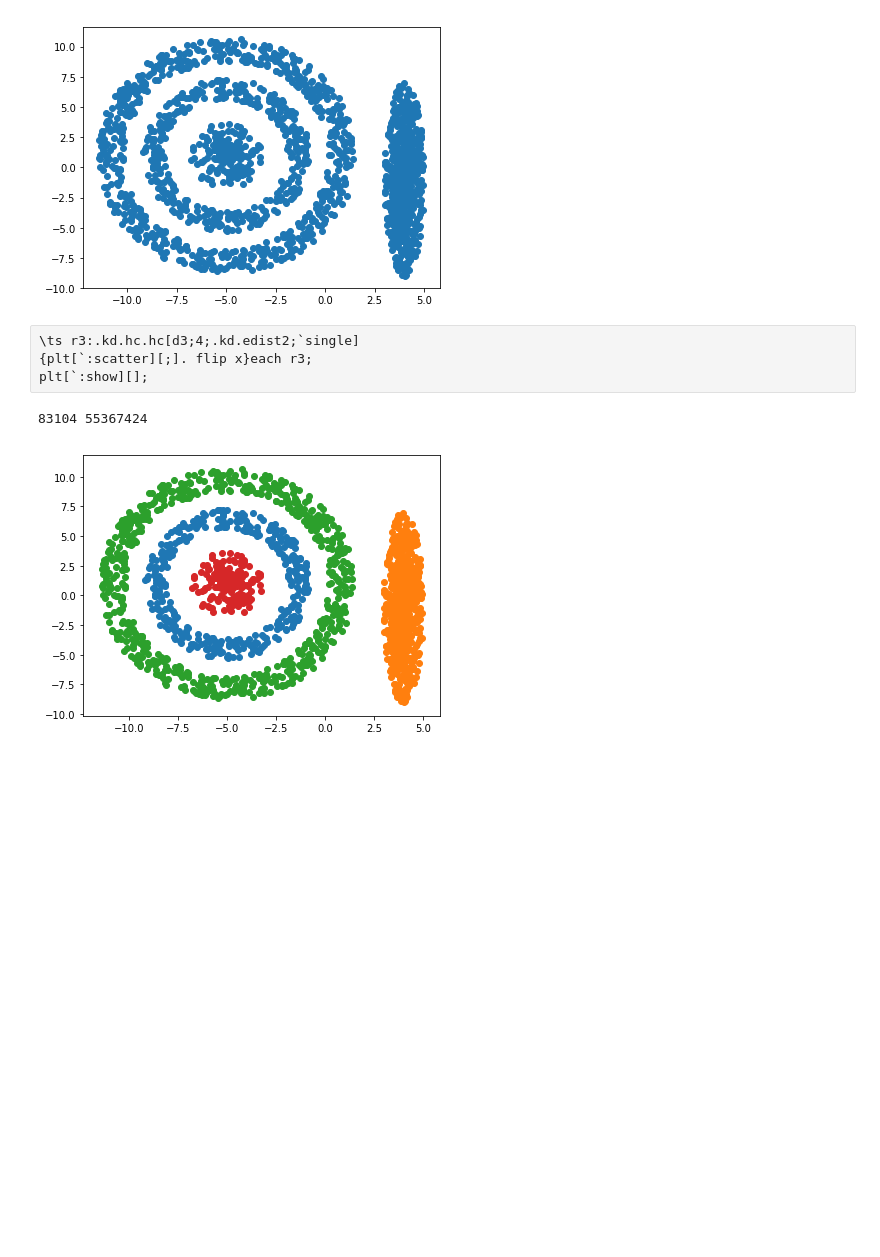
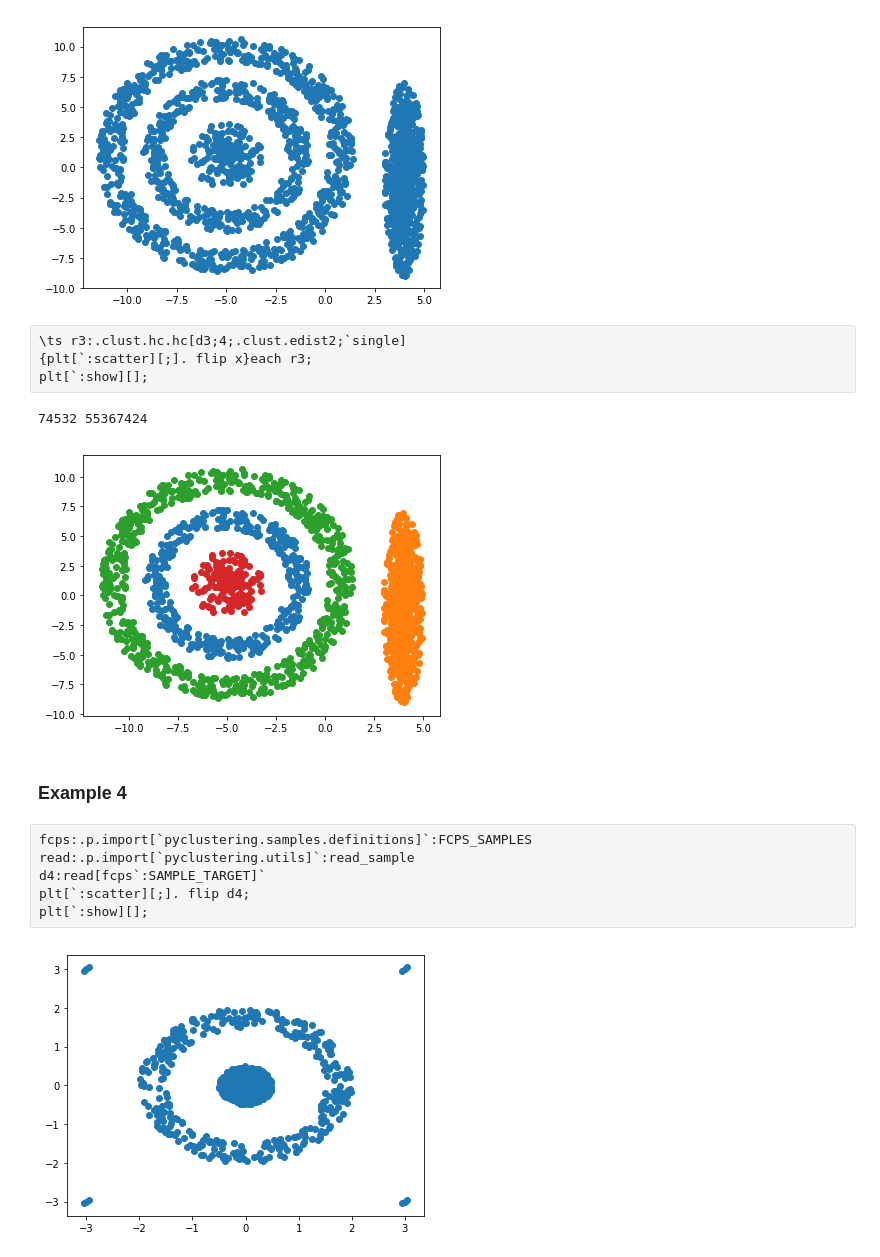
Before and after one commit to Anhmike/clustering, a Jupyter notebook: notebooks/hcaexamples.ipynb, the cells around one changed output. Cells and saved outputs as stored; diff of their text form; blank space fills up the shorter version.

```diff
--- a/notebooks/hcaexamples.ipynb
+++ b/notebooks/hcaexamples.ipynb
@@ -67,9 +67,19 @@ plt[`:show][];
 # %% [output]
 [figure]
 # %%
-\ts r3:.kd.hc.hc[d3;4;.kd.edist2;`single]
+\ts r3:.clust.hc.hc[d3;4;.clust.edist2;`single]
 {plt[`:scatter][;]. flip x}each r3;
 plt[`:show][];
 # %% [output]
-83104 55367424
+74532 55367424
 [figure]
+# %% [markdown]
+### Example 4
+# %%
+fcps:.p.import[`pyclustering.samples.definitions]`:FCPS_SAMPLES
+read:.p.import[`pyclustering.utils]`:read_sample
+d4:read[fcps`:SAMPLE_TARGET]`
+plt[`:scatter][;]. flip d4;
+plt[`:show][];
+# %% [output]
+[figure, added]
```
Also changed, not shown: parts of 6 cells of this notebook, 5 other files.
